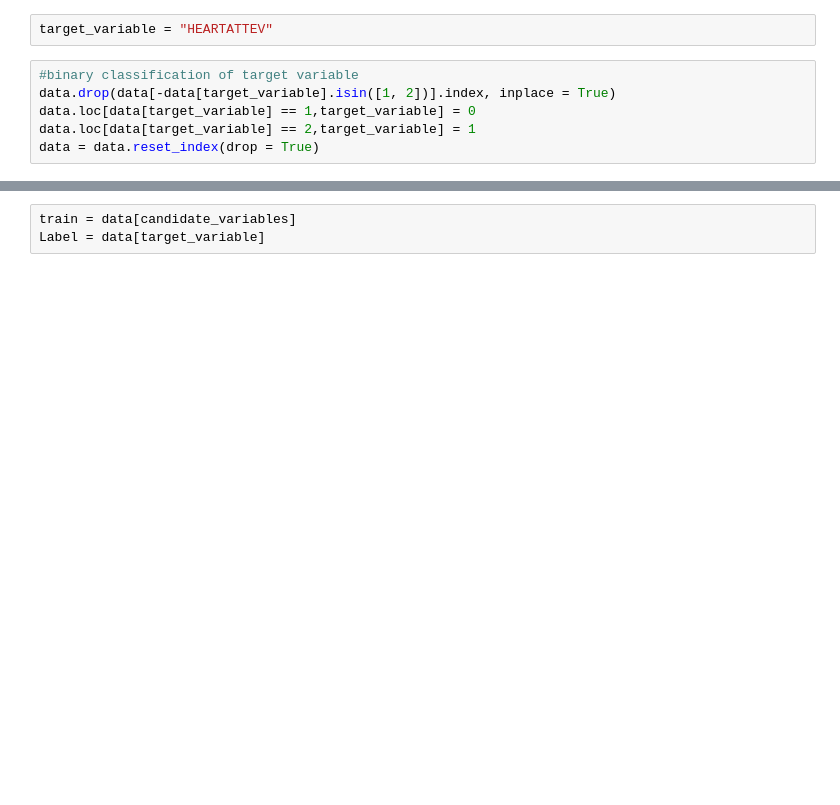
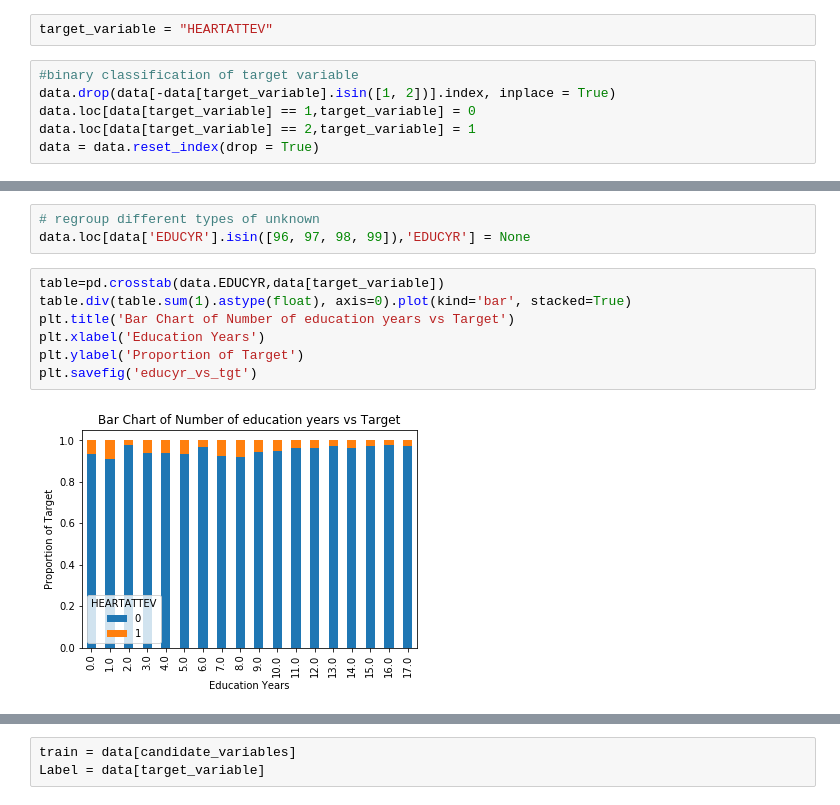
Before and after one commit to honshu77/DSA_project, a Jupyter notebook: IPUMS.ipynb, the cells around one changed output, grey strips where cells are left out. Saved outputs shown, nothing was run; the diff lists cells and outputs as text; blank space fills up the shorter version.

```diff
--- a/IPUMS.ipynb
+++ b/IPUMS.ipynb
@@ -80,0 +140,12 @@ data = data.reset_index(drop = True)
+# %%
+# regroup different types of unknown
+data.loc[data['EDUCYR'].isin([96, 97, 98, 99]),'EDUCYR'] = None
+# %%
+table=pd.crosstab(data.EDUCYR,data[target_variable])
+table.div(table.sum(1).astype(float), axis=0).plot(kind='bar', stacked=True)
+plt.title('Bar Chart of Number of education years vs Target')
+plt.xlabel('Education Years')
+plt.ylabel('Proportion of Target')
+plt.savefig('educyr_vs_tgt')
+# %% [output]
+[figure, added]
```
Also changed, not shown: parts of 47 cells of this notebook.
